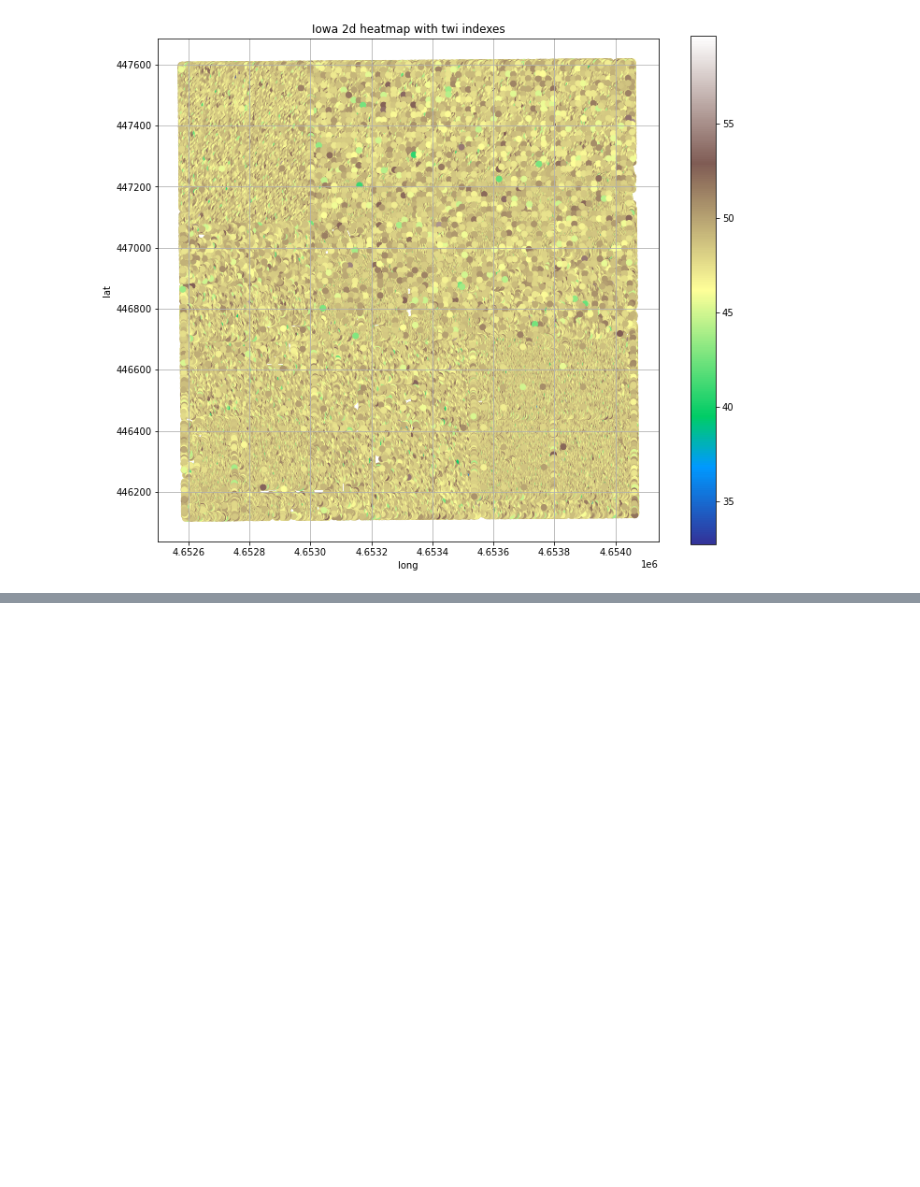
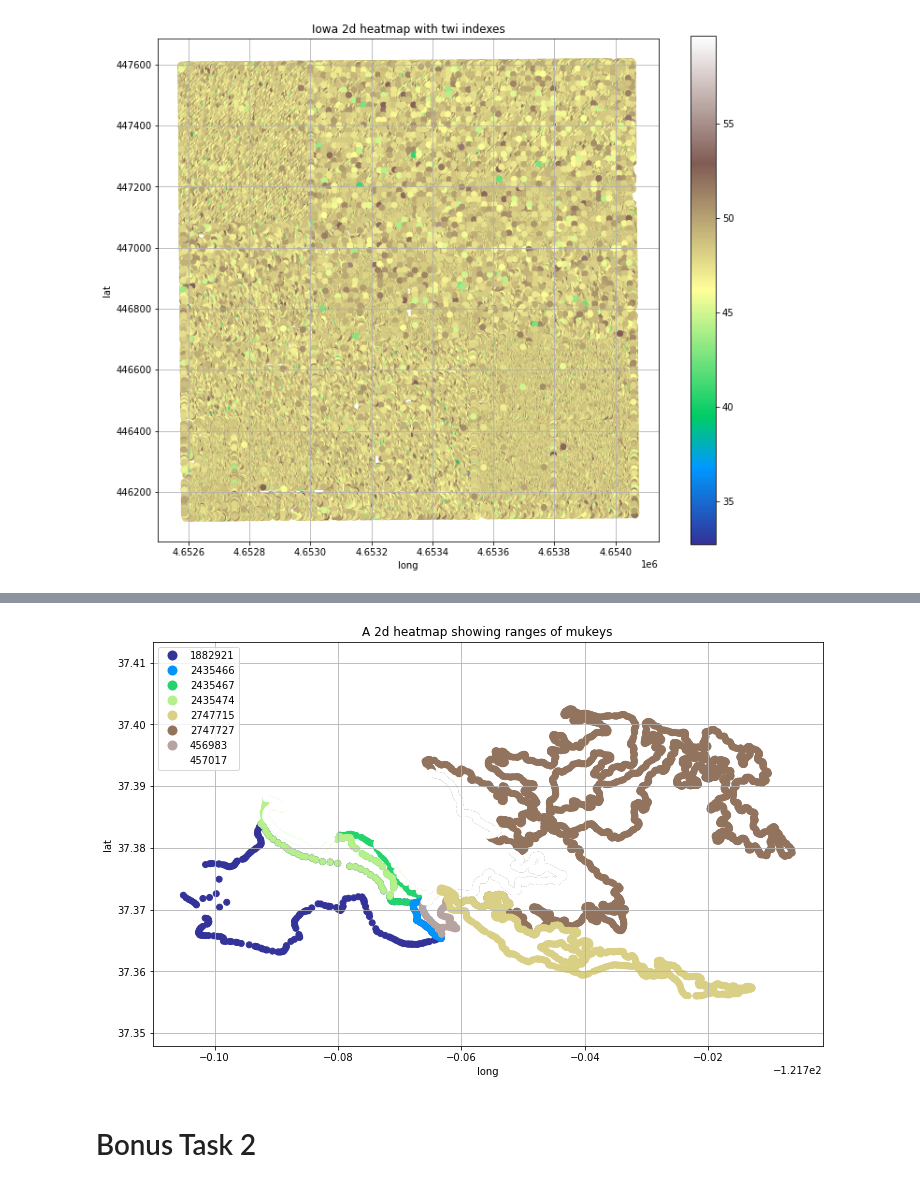
Before and after one commit to tutorialcreation/GeoLidar, a Jupyter notebook: notebooks/GeoLidar.ipynb, the cells around one changed output, grey strips where cells are left out. Drawn from its saved outputs; the diff is of its cells as text; code cells hidden in the pictures; blank space fills up the shorter version.

Commit message:
added bonus tasks 1 and 2 yet to complete bonus task 3

```diff
--- a/notebooks/GeoLidar.ipynb
+++ b/notebooks/GeoLidar.ipynb
@@ -582,0 +608,18 @@ plot_2d_heatmap(gdf_with_twi,column='twi',title="Iowa 2d heatmap with twi indexe
+# %%
+mdf = pd.DataFrame([i for i in df.featureMember[0]])
+# %%
+poly,mukey=[],[]
+for i in range(len(mdf['ms:mapunitpoly'])):
+    poly.append(mdf['ms:mapunitpoly'][i]['ms:multiPolygon']['gml:MultiPolygon']['gml:polygonMember']['gml:Polygon']['gml:outerBoundaryIs']['gml:LinearRing']['gml:coordinates'].split(' '))
+    mukey.append(mdf['ms:mapunitpoly'][i]['ms:mukey'])
+to_gdf=pd.DataFrame({'mukey':mukey})
+# %%
+plist = [item for sublist in poly for item in sublist]
+flat_list = []
+for i,x in enumerate(poly):
+    for item in x:
+        flat_list.append((item,mukey[i]))
+# %%
+df_ = pd.DataFrame({'mukey': [x[1] for x in flat_list]})
+gdf_soil = gpd.GeoDataFrame(df_, geometry=gpd.points_from_xy([x[0].split(',')[1] for x in flat_list],
+                                                [x[0].split(',')[0] for x in flat_list]))
@@ -582,0 +642,6 @@ plot_2d_heatmap(gdf_with_twi,column='twi',title="Iowa 2d heatmap with twi indexe
+# %%
+plot_2d_heatmap(gdf_soil,column='mukey',title="A 2d heatmap showing ranges of mukeys")
+# %% [output]
+[figure, added]
+# %% [markdown]
+# Bonus Task 2
```
Also changed, not shown: parts of 27 cells of this notebook, 2 other files.
